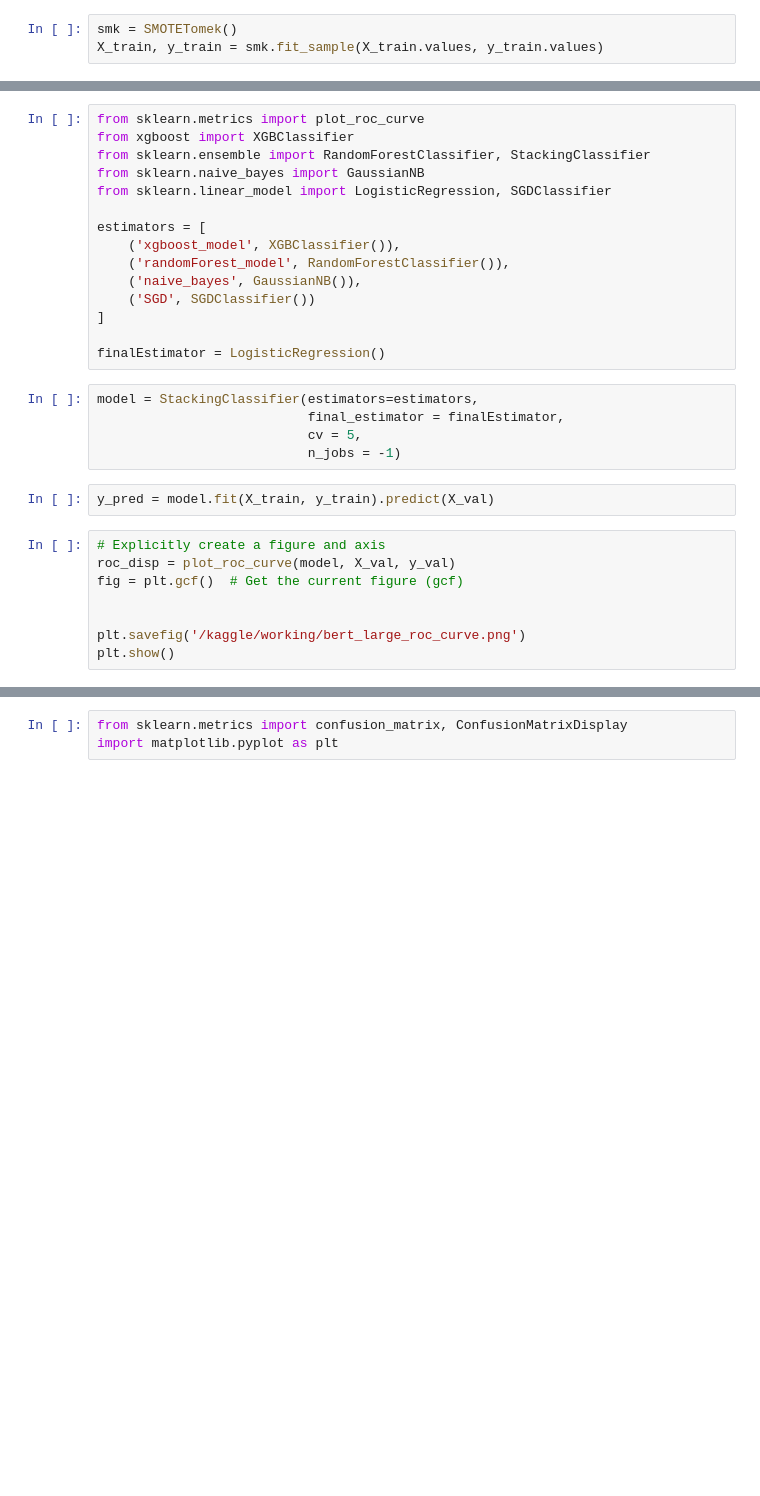
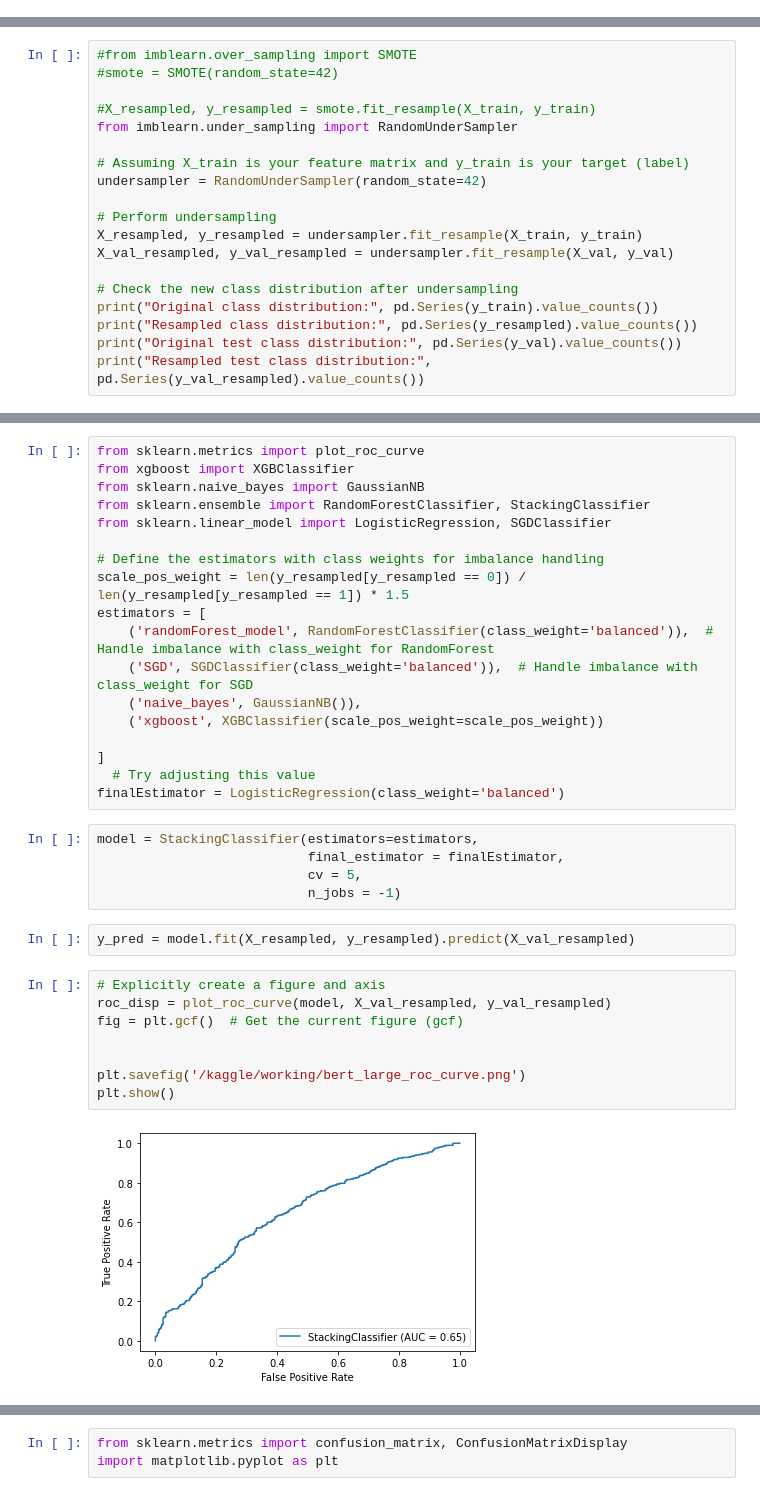
Before and after one commit to ppujari/xcs224u, a Jupyter notebook: detect-cyber-bullying.ipynb, the cells around one changed output, grey strips where cells are left out. Drawn from its saved outputs; the diff is of its cells as text; blank space fills up the shorter version.

Commit message:
fixed class imbalance issue
fixed class imbalance issue

```diff
--- a/detect-cyber-bullying.ipynb
+++ b/detect-cyber-bullying.ipynb
@@ -429,5 +399,2 @@ X_train.head()
 # %% [markdown]
 # Dealing with the imbalance
-# %%
-smk = SMOTETomek()
-X_train, y_train = smk.fit_sample(X_train.values, y_train.values)
@@ -442,0 +401,19 @@ X_val = skbest.transform(sc.transform(X_val))
+# %%
+#from imblearn.over_sampling import SMOTE
+#smote = SMOTE(random_state=42)
+
+#X_resampled, y_resampled = smote.fit_resample(X_train, y_train)
+from imblearn.under_sampling import RandomUnderSampler
+
+# Assuming X_train is your feature matrix and y_train is your target (label)
+undersampler = RandomUnderSampler(random_state=42)
+
+# Perform undersampling
+X_resampled, y_resampled = undersampler.fit_resample(X_train, y_train)
+X_val_resampled, y_val_resampled = undersampler.fit_resample(X_val, y_val)
+
+# Check the new class distribution after undersampling
+print("Original class distribution:", pd.Series(y_train).value_counts())
+print("Resampled class distribution:", pd.Series(y_resampled).value_counts())
+print("Original test class distribution:", pd.Series(y_val).value_counts())
+print("Resampled test class distribution:", pd.Series(y_val_resampled).value_counts())
@@ -445,32 +435,37 @@ X_val = skbest.transform(sc.transform(X_val))
 # %%
 from sklearn.metrics import plot_roc_curve
 from xgboost import XGBClassifier
+from sklearn.naive_bayes import GaussianNB
 from sklearn.ensemble import RandomForestClassifier, StackingClassifier
-from sklearn.naive_bayes import GaussianNB
 from sklearn.linear_model import LogisticRegression, SGDClassifier
 
+# Define the estimators with class weights for imbalance handling
+scale_pos_weight = len(y_resampled[y_resampled == 0]) / len(y_resampled[y_resampled == 1]) * 1.5
 estimators = [
-    ('xgboost_model', XGBClassifier()),
-    ('randomForest_model', RandomForestClassifier()),
+    ('randomForest_model', RandomForestClassifier(class_weight='balanced')),  # Handle imbalance with class_weight for RandomForest
+    ('SGD', SGDClassifier(class_weight='balanced')),  # Handle imbalance with class_weight for SGD
     ('naive_bayes', GaussianNB()),
-    ('SGD', SGDClassifier())
+    ('xgboost', XGBClassifier(scale_pos_weight=scale_pos_weight))
+
 ]
-
-finalEstimator = LogisticRegression()
+  # Try adjusting this value
+finalEstimator = LogisticRegression(class_weight='balanced')
 # %%
 model = StackingClassifier(estimators=estimators,
                            final_estimator = finalEstimator,
                            cv = 5,
                            n_jobs = -1)
 # %%
-y_pred = model.fit(X_train, y_train).predict(X_val)
+y_pred = model.fit(X_resampled, y_resampled).predict(X_val_resampled)
 # %%
 # Explicitly create a figure and axis
-roc_disp = plot_roc_curve(model, X_val, y_val)
+roc_disp = plot_roc_curve(model, X_val_resampled, y_val_resampled)
 fig = plt.gcf()  # Get the current figure (gcf)
 
 
 plt.savefig('/kaggle/working/bert_large_roc_curve.png')
 plt.show()
+# %% [output]
+[figure, added]
 # %%
 from sklearn.metrics import classification_report
```
Also changed, not shown: parts of 48 cells of this notebook.
